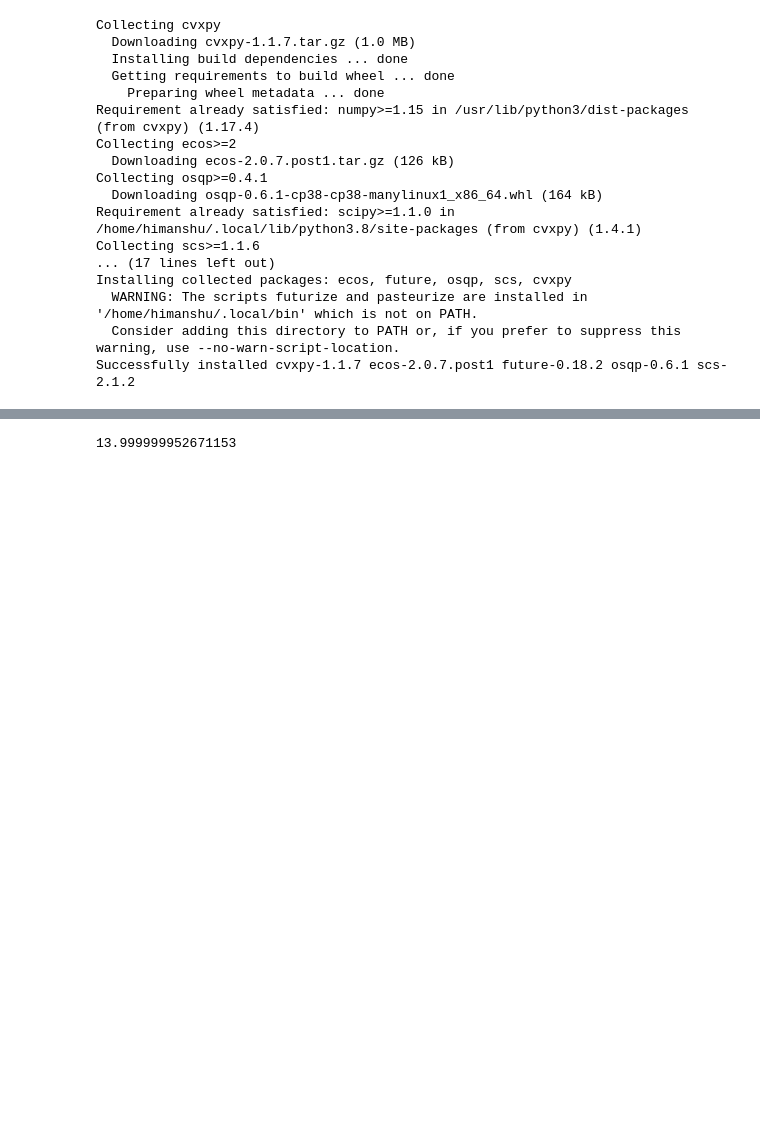
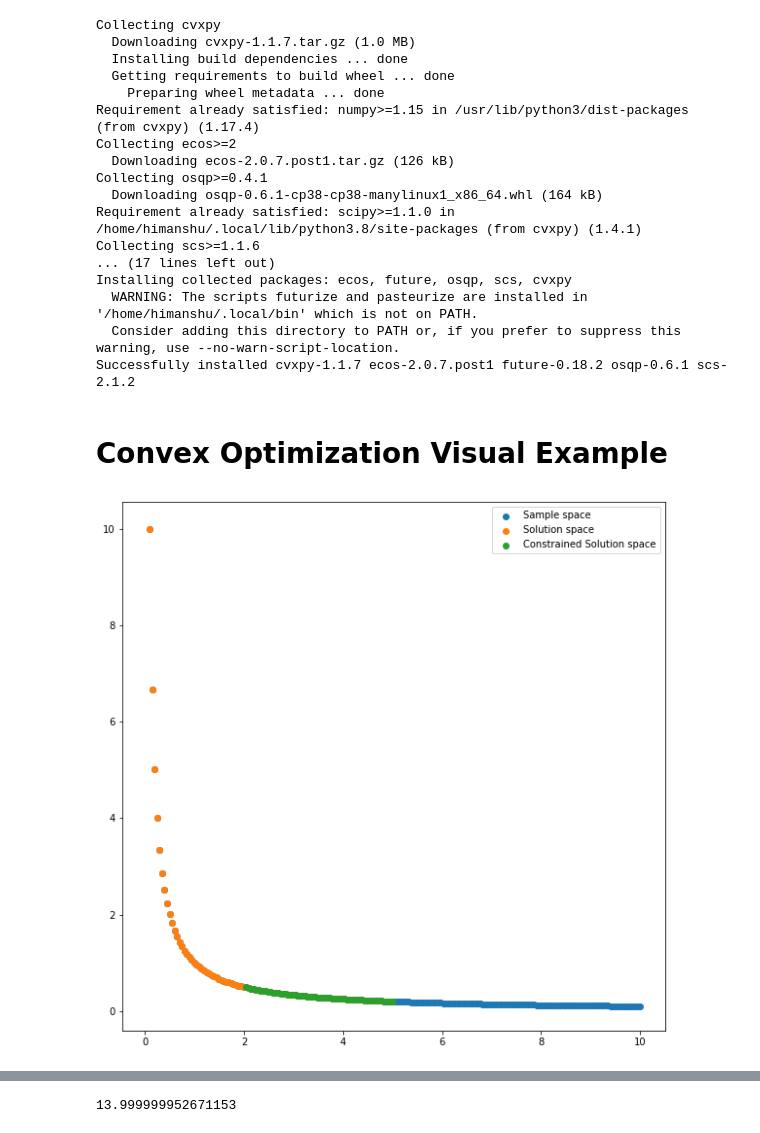
Before and after one commit to himanshugoel2797/CityResolver-CvxPy-Demo, a Jupyter notebook: Demo.ipynb, the cells around one changed output, grey strips where cells are left out. Cells and saved outputs as stored; diff of their text form; code cells hidden in the pictures; blank space fills up the shorter version.

Commit message:
Add simple visual example.

```diff
--- a/Demo.ipynb
+++ b/Demo.ipynb
@@ -23,3 +23,26 @@ Successfully installed cvxpy-1.1.7 ecos-2.0.7.post1 future-0.18.2 osqp-0.6.1 scs
 import cvxpy as cp
 import numpy as np
 import matplotlib.pyplot as plt
+# %% [markdown]
+# Convex Optimization Visual Example
+# %%
+ax = np.linspace(0.1, 10, 200)
+
+cost_space = 1/ax
+
+cost_slns = np.argwhere(cost_space > 0.2)
+ax_slns = ax[cost_slns]
+ay_slns = cost_space[cost_slns]
+
+c0_slns = np.argwhere((ax > 2) & (1/ax > 0.2))
+ax_c0 = ax[c0_slns]
+ay_c0 = cost_space[c0_slns]
+
+plt.figure(figsize = (10, 10))
+plt.scatter(ax, cost_space, label = 'Sample space')
+plt.scatter(ax_slns, ay_slns, label = 'Solution space')
+plt.scatter(ax_c0, ay_c0, label = 'Constrained Solution space')
+plt.legend()
+plt.show()
+# %% [output]
+[figure, added]
```
Also changed, not shown: parts of 2 cells of this notebook.
